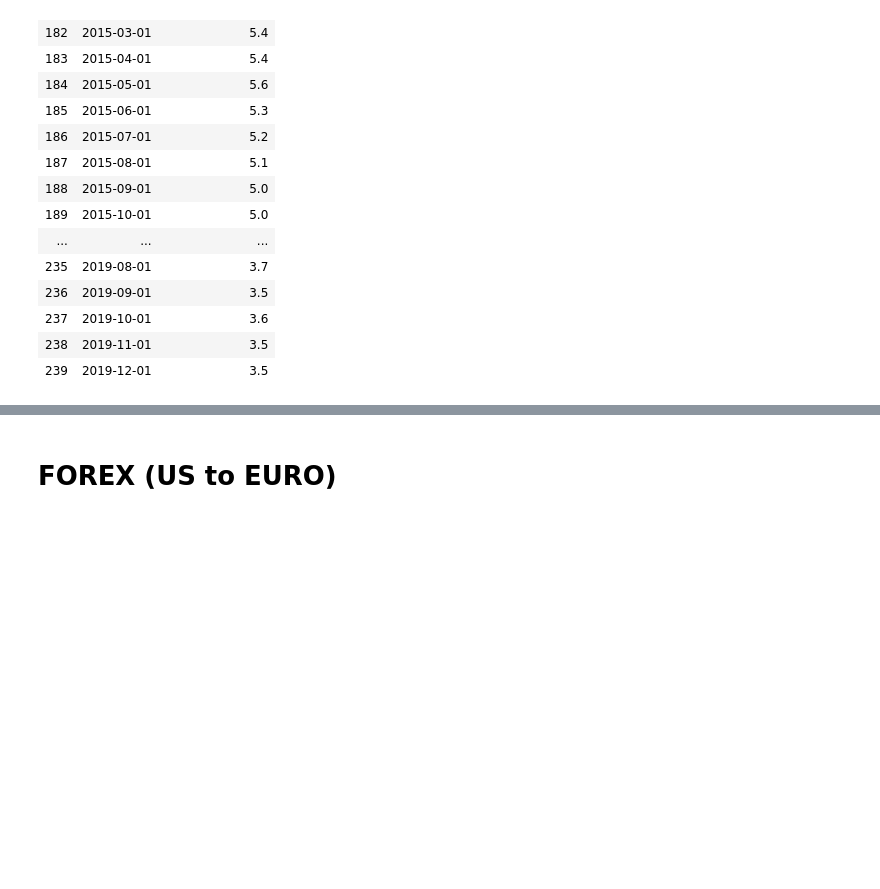
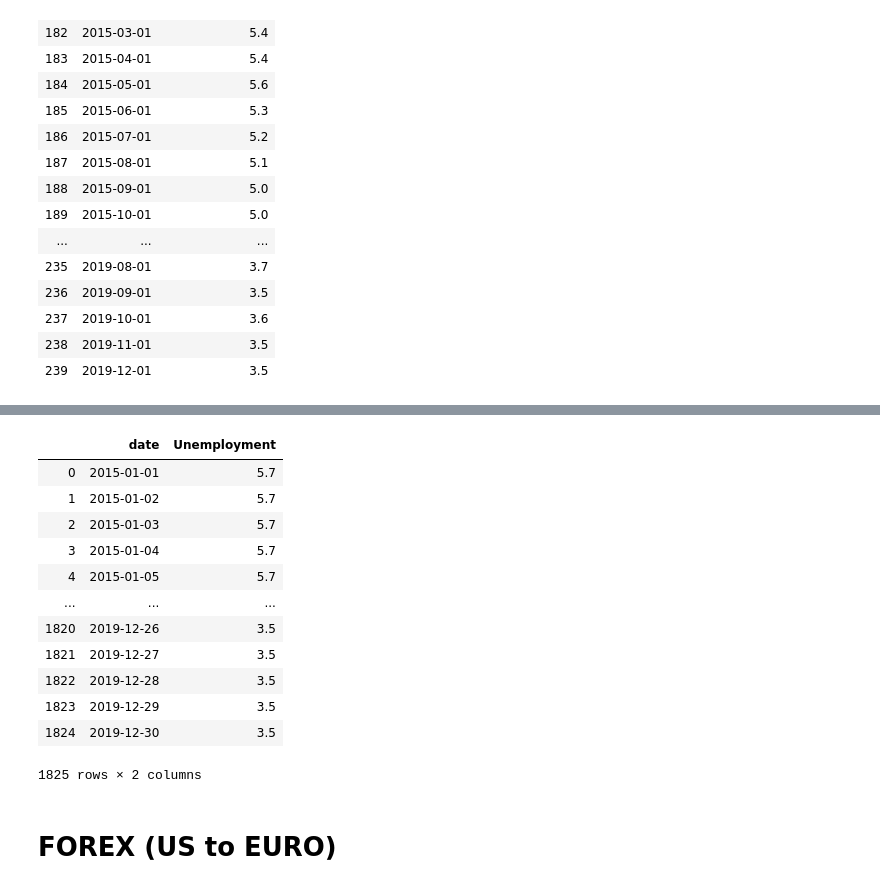
Before and after one commit to RobbieZifchak/market-regression, a Jupyter notebook: Mod 4 Project/Mod 4 Project.ipynb, the cells around one changed output, grey strips where cells are left out. Drawn from its saved outputs; the diff is of its cells as text; code cells hidden in the pictures; blank space fills up the shorter version.

```diff
--- a/Mod 4 Project/Mod 4 Project.ipynb
+++ b/Mod 4 Project/Mod 4 Project.ipynb
@@ -352,3 +386,23 @@ unemployment_rate
+# %%
+test['Unemployment'] = test['Unemployment'].fillna(method='ffill')
+# %%
+unemployment = test
+# %%
+unemployment
+# %% [output]
+|  | date | Unemployment |
+| 0 | 2015-01-01 | 5.7 |
+| 1 | 2015-01-02 | 5.7 |
+| 2 | 2015-01-03 | 5.7 |
+| 3 | 2015-01-04 | 5.7 |
+| 4 | 2015-01-05 | 5.7 |
+| ... | ... | ... |
+| 1820 | 2019-12-26 | 3.5 |
+| 1821 | 2019-12-27 | 3.5 |
+| 1822 | 2019-12-28 | 3.5 |
+| 1823 | 2019-12-29 | 3.5 |
+| 1824 | 2019-12-30 | 3.5 |
+1825 rows × 2 columns
 # %% [markdown]
 # FOREX (US to EURO)
 # %%
```
Also changed, not shown: parts of 13 cells of this notebook, 1 other file.
